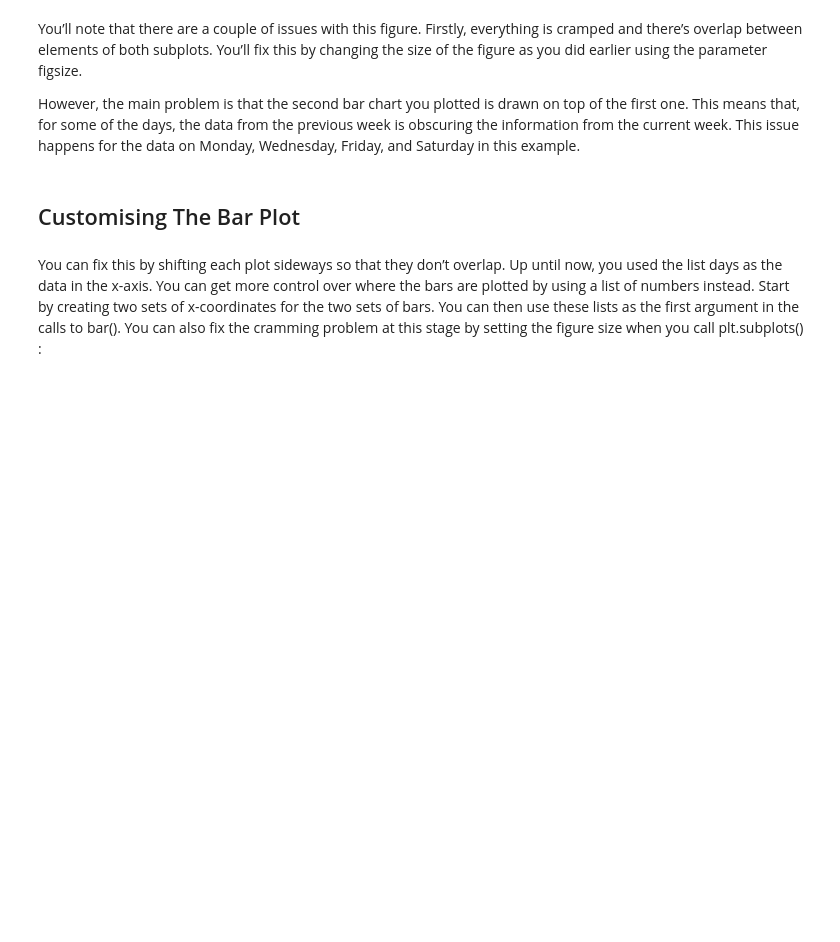
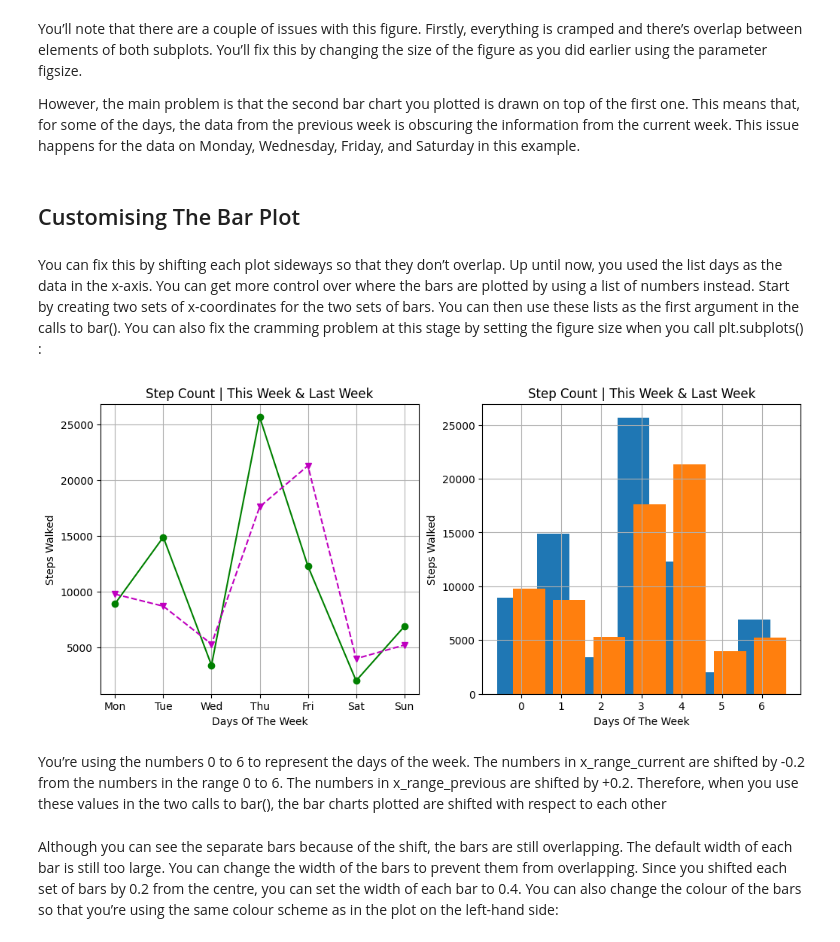
Before and after one commit to EfekanAlpsa/DataScientist-RoadMap, a Jupyter notebook: 3 - Pandas, Data Visualization/Matplotlib/Basics of Data Visualization in Python Using Matplotlib/Basics of Data Visualization in Python Using Matplotlib.ipynb, the cells around one changed output. Drawn from its saved outputs; the diff is of its cells as text; code cells hidden in the pictures; blank space fills up the shorter version.

Commit message:
reorganized 7. part of Basic of Data Visualization Python Using Matplotlib

```diff
--- a/3 - Pandas, Data Visualization/Matplotlib/Basics of Data Visualization in Python Using Matplotlib/Basics of Data Visualization in Python Using Matplotlib.ipynb
+++ b/3 - Pandas, Data Visualization/Matplotlib/Basics of Data Visualization in Python Using Matplotlib/Basics of Data Visualization in Python Using Matplotlib.ipynb
@@ -407,3 +407,38 @@ However, the main problem is that the second bar chart you plotted is drawn on t
 ## Customising The Bar Plot
 # %% [markdown]
 You can fix this by shifting each plot sideways so that they don’t overlap. Up until now, you used the list days as the data in the x-axis. You can get more control over where the bars are plotted by using a list of numbers instead. Start by creating two sets of x-coordinates for the two sets of bars. You can then use these lists as the first argument in the calls to bar(). You can also fix the cramming problem at this stage by setting the figure size when you call plt.subplots() :
+# %%
+import matplotlib.pyplot as plt
+
+days = ["Mon", "Tue", "Wed", "Thu", "Fri", "Sat", "Sun"]
+steps_walked = [8934, 14902, 3409, 25672, 12300, 2023, 6890]
+steps_last_week = [9788, 8710, 5308, 17630, 21309, 4002, 5223]
+
+fig, axs = plt.subplots(1, 2, figsize=(12, 5))
+
+# Plot Line Chart
+axs[0].plot(days, steps_walked, "o-g")
+axs[0].plot(days, steps_last_week, "v--m")
+axs[0].set_title("Step Count | This Week & Last Week")
+axs[0].set_xlabel("Days Of The Week")
+axs[0].set_ylabel("Steps Walked")
+axs[0].grid(True)
+
+# Plot Bar Chart
+x_range_current = [-0.2, 0.8, 1.8, 2.8, 3.8, 4.8, 5.8]
+x_range_previous = [0.2, 1.2, 2.2, 3.2, 4.2, 5.2, 6.2]
+
+axs[1].bar(x_range_current, steps_walked)
+axs[1].bar(x_range_previous, steps_last_week)
+axs[1].set_title("Step Count | This Week & Last Week")
+axs[1].set_xlabel("Days Of The Week")
+axs[1].set_ylabel("Steps Walked")
+axs[1].grid(True)
+
+plt.show()
+# %% [output]
+[figure, added]
+# %% [markdown]
+You’re using the numbers 0 to 6 to represent the days of the week. The numbers in x_range_current are shifted by -0.2 from the numbers in the range 0 to 6. The numbers in x_range_previous are shifted by +0.2. Therefore, when you use these values in the two calls to bar(), the bar charts plotted are shifted with respect to each other
+# %% [markdown]
+Although you can see the separate bars because of the shift, the bars are still overlapping. The default width of each bar is still too large. You can change the width of the bars to prevent them from overlapping. Since you shifted each set of bars by 0.2 from the centre, you can set the width of each bar to 0.4. You can also change the colour of the bars so that you’re using the same colour scheme as in the plot on the left-hand side:
```
